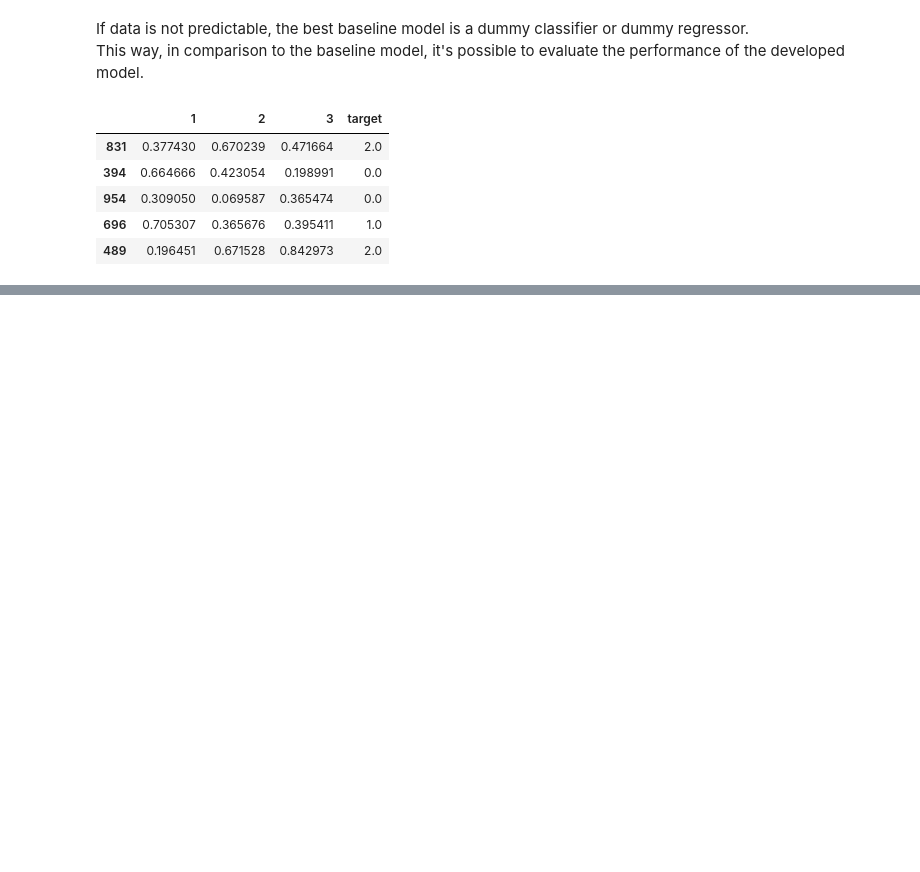
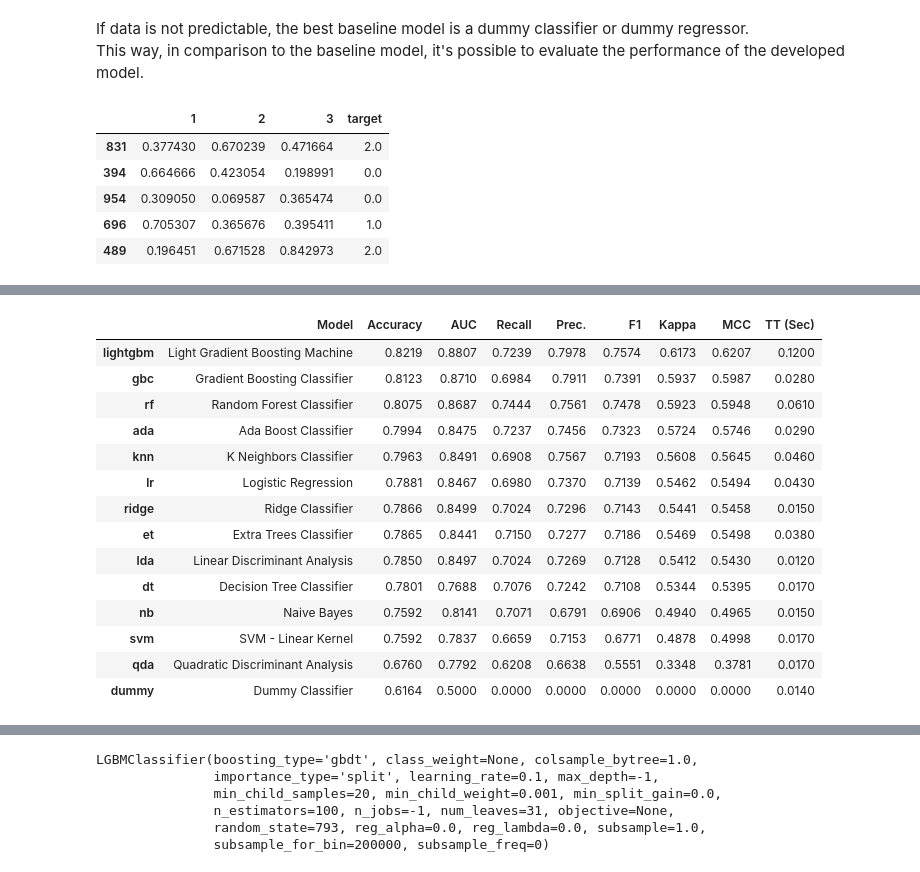
Before and after one commit to RobinWesselmann/Causal_Analysis, a Jupyter notebook: 04_Interesting_Nb/Benchmarking_and_Baselining_ML.ipynb, the cells around one changed output, grey strips where cells are left out. Drawn from its saved outputs; the diff is of its cells as text; code cells hidden in the pictures; blank space fills up the shorter version.

```diff
--- a/04_Interesting_Nb/Benchmarking_and_Baselining_ML.ipynb
+++ b/04_Interesting_Nb/Benchmarking_and_Baselining_ML.ipynb
@@ -47,0 +165,3 @@ train_clf.sample(5)
+# %%
+compare_models(sort='Accuracy')
+# %% [output]
@@ -47,0 +169,15 @@ train_clf.sample(5)
+|  | Model | Accuracy | AUC | Recall | Prec. | F1 | Kappa | MCC | TT (Sec) |
+| lightgbm | Light Gradient Boosting Machine | 0.8219 | 0.8807 | 0.7239 | 0.7978 | 0.7574 | 0.6173 | 0.6207 | 0.1200 |
+| gbc | Gradient Boosting Classifier | 0.8123 | 0.8710 | 0.6984 | 0.7911 | 0.7391 | 0.5937 | 0.5987 | 0.0280 |
+| rf | Random Forest Classifier | 0.8075 | 0.8687 | 0.7444 | 0.7561 | 0.7478 | 0.5923 | 0.5948 | 0.0610 |
+| ada | Ada Boost Classifier | 0.7994 | 0.8475 | 0.7237 | 0.7456 | 0.7323 | 0.5724 | 0.5746 | 0.0290 |
+| knn | K Neighbors Classifier | 0.7963 | 0.8491 | 0.6908 | 0.7567 | 0.7193 | 0.5608 | 0.5645 | 0.0460 |
+| lr | Logistic Regression | 0.7881 | 0.8467 | 0.6980 | 0.7370 | 0.7139 | 0.5462 | 0.5494 | 0.0430 |
+| ridge | Ridge Classifier | 0.7866 | 0.8499 | 0.7024 | 0.7296 | 0.7143 | 0.5441 | 0.5458 | 0.0150 |
+| et | Extra Trees Classifier | 0.7865 | 0.8441 | 0.7150 | 0.7277 | 0.7186 | 0.5469 | 0.5498 | 0.0380 |
+| lda | Linear Discriminant Analysis | 0.7850 | 0.8497 | 0.7024 | 0.7269 | 0.7128 | 0.5412 | 0.5430 | 0.0120 |
+| dt | Decision Tree Classifier | 0.7801 | 0.7688 | 0.7076 | 0.7242 | 0.7108 | 0.5344 | 0.5395 | 0.0170 |
+| nb | Naive Bayes | 0.7592 | 0.8141 | 0.7071 | 0.6791 | 0.6906 | 0.4940 | 0.4965 | 0.0150 |
+| svm | SVM - Linear Kernel | 0.7592 | 0.7837 | 0.6659 | 0.7153 | 0.6771 | 0.4878 | 0.4998 | 0.0170 |
+| qda | Quadratic Discriminant Analysis | 0.6760 | 0.7792 | 0.6208 | 0.6638 | 0.5551 | 0.3348 | 0.3781 | 0.0170 |
+| dummy | Dummy Classifier | 0.6164 | 0.5000 | 0.0000 | 0.0000 | 0.0000 | 0.0000 | 0.0000 | 0.0140 |
@@ -47,0 +185,6 @@ train_clf.sample(5)
+LGBMClassifier(boosting_type='gbdt', class_weight=None, colsample_bytree=1.0,
+               importance_type='split', learning_rate=0.1, max_depth=-1,
+               min_child_samples=20, min_child_weight=0.001, min_split_gain=0.0,
+               n_estimators=100, n_jobs=-1, num_leaves=31, objective=None,
+               random_state=793, reg_alpha=0.0, reg_lambda=0.0, subsample=1.0,
+               subsample_for_bin=200000, subsample_freq=0)
```
Also changed, not shown: parts of 35 cells of this notebook, 3 other files.
